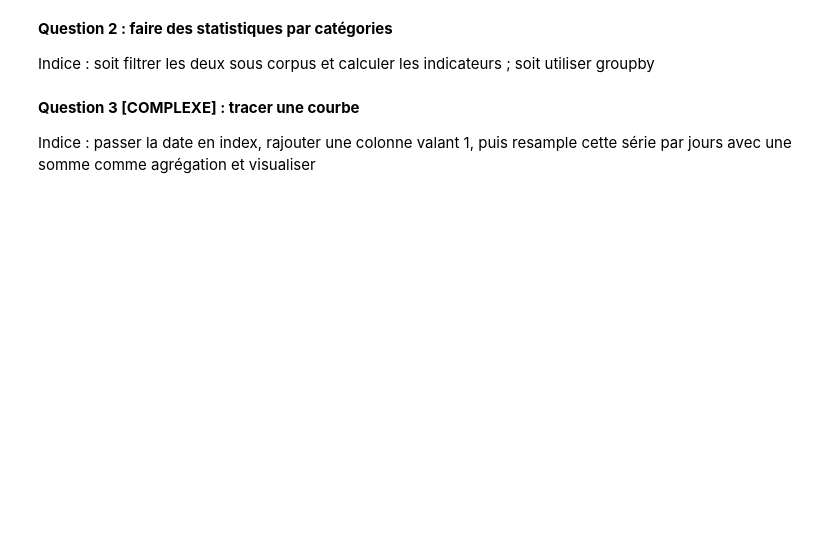
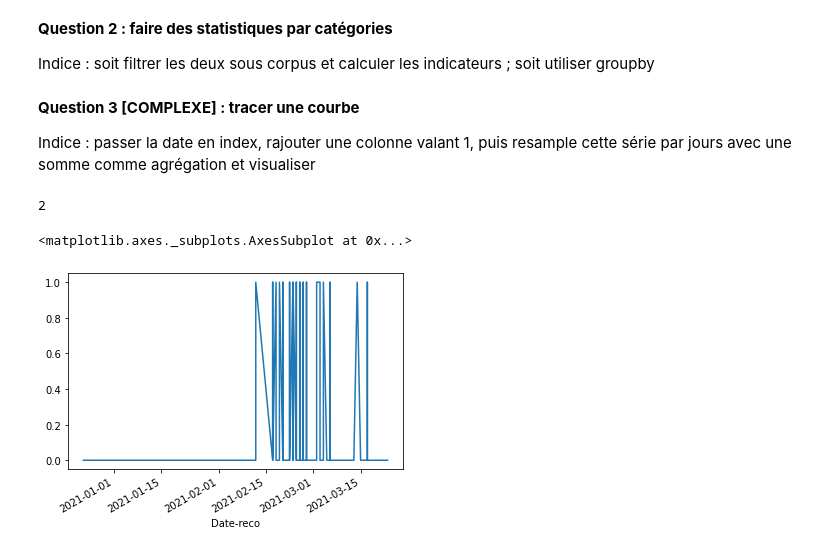
Before and after one commit to pyshs/Formation-UNIL-2021-printemps, a Jupyter notebook: Correction exercices.ipynb, the cells around one changed output. Saved outputs shown, nothing was run; the diff lists cells and outputs as text; code cells hidden in the pictures; blank space fills up the shorter version.

```diff
--- a/Correction exercices.ipynb
+++ b/Correction exercices.ipynb
@@ -123,3 +123,10 @@ with open("./Data/corpus.csv","w") as f:
 **Question 1 : créer une nouvelle colonne**
 
 Indice : utiliser apply et créer une fonction dédiée pour détecter la présence du terme
+# %%
+import pandas as pd
+data = pd.read_excel("./Data/tableau_statistiques.xlsx")
+
+data["Titre_min"] = data["Titre"].str.lower()
+# %%
+data["presence_islamo_titre"] = data["Titre_min"].str.contains("islamo-gauch")
@@ -131,3 +157,5 @@ Indice : soit filtrer les deux sous corpus et calculer les indicateurs ; soit ut
 **Question 3 [COMPLEXE] : tracer une courbe**
 
 Indice : passer la date en index, rajouter une colonne valant 1, puis resample cette série par jours avec une somme comme agrégation et visualiser
+# %%
+data["Date-reco"] = pd.to_datetime(data["Date-reco"])
@@ -133,0 +164,11 @@ Indice : passer la date en index, rajouter une colonne valant 1, puis resample c
+# %%
+case1.month
+# %% [output]
+2
+# %%
+data = data.set_index("Date-reco")
+# %%
+data["presence_islamo_titre"].replace({True:1,False:0}).plot()
+# %% [output]
+<matplotlib.axes._subplots.AxesSubplot at 0x...>
+[figure, added]
```
Also changed, not shown: parts of 7 cells of this notebook, 1 other file.
